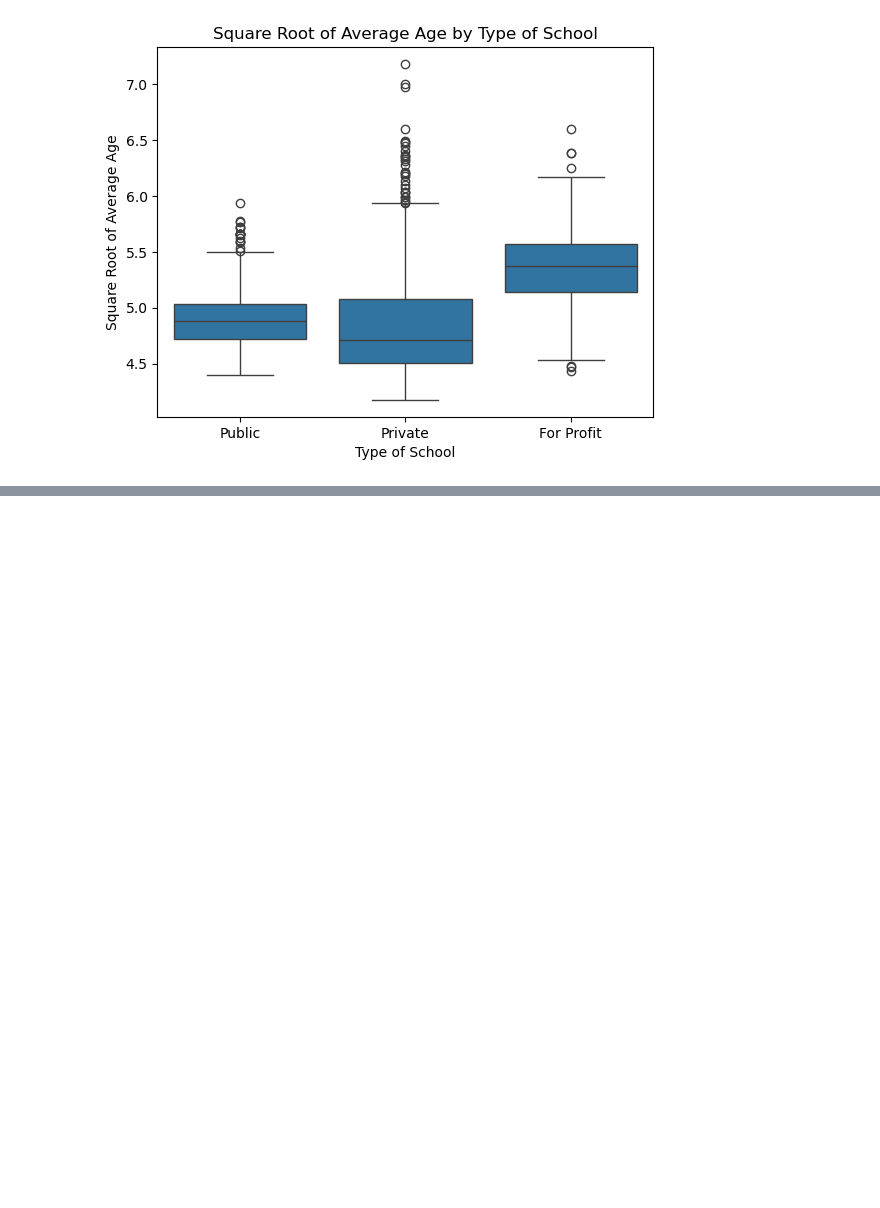
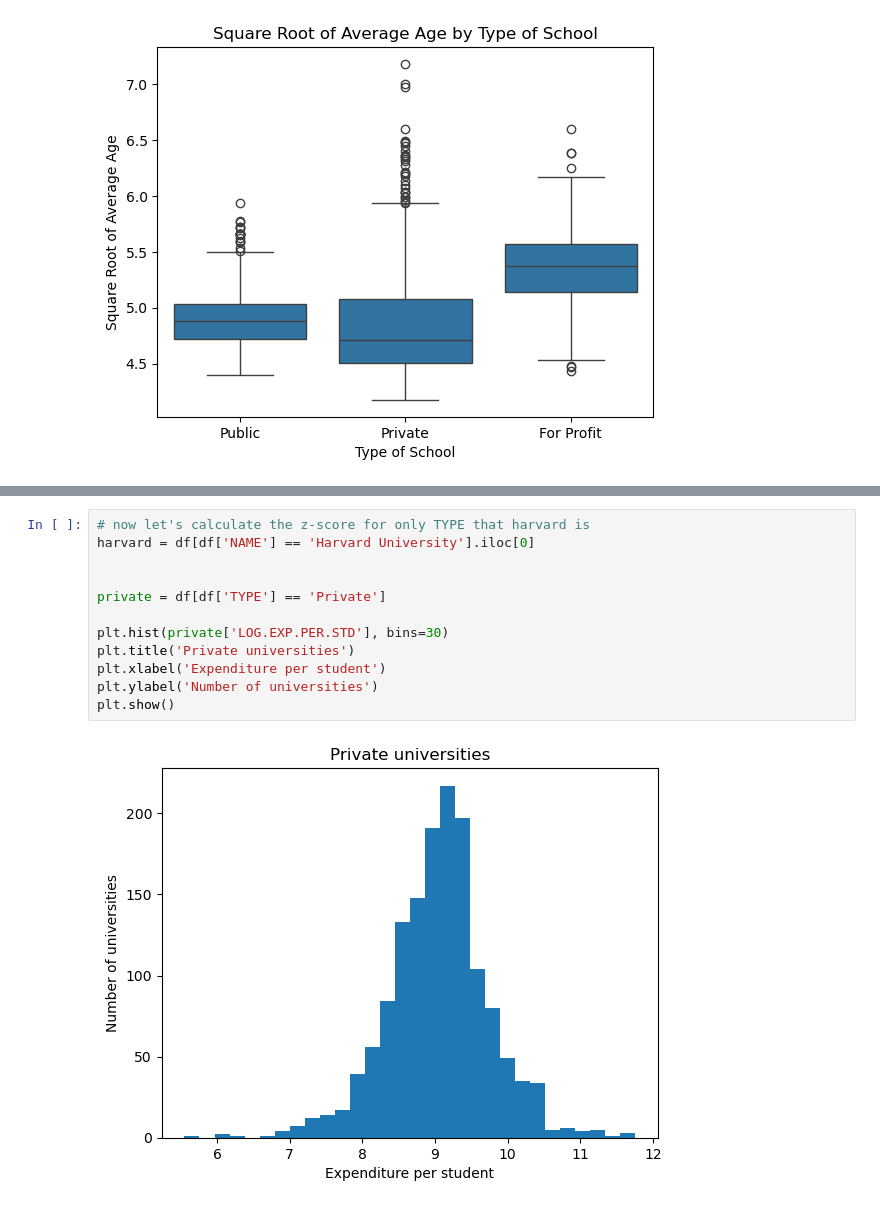
Before and after one commit to pkeen/intro-stats, a Jupyter notebook: scorecard.ipynb, the cells around one changed output, grey strips where cells are left out. Cells and saved outputs as stored; diff of their text form; blank space fills up the shorter version.

```diff
--- a/02-Data-Displaying/scorecard/scorecard.ipynb
+++ b/scorecard.ipynb
@@ -167,0 +230,14 @@ plt.show()
+# %%
+# now let's calculate the z-score for only TYPE that harvard is
+harvard = df[df['NAME'] == 'Harvard University'].iloc[0]
+
+
+private = df[df['TYPE'] == 'Private']
+
+plt.hist(private['LOG.EXP.PER.STD'], bins=30)
+plt.title('Private universities')
+plt.xlabel('Expenditure per student')
+plt.ylabel('Number of universities')
+plt.show()
+# %% [output]
+[figure, added]
```
Also changed, not shown: parts of 8 cells of this notebook.
